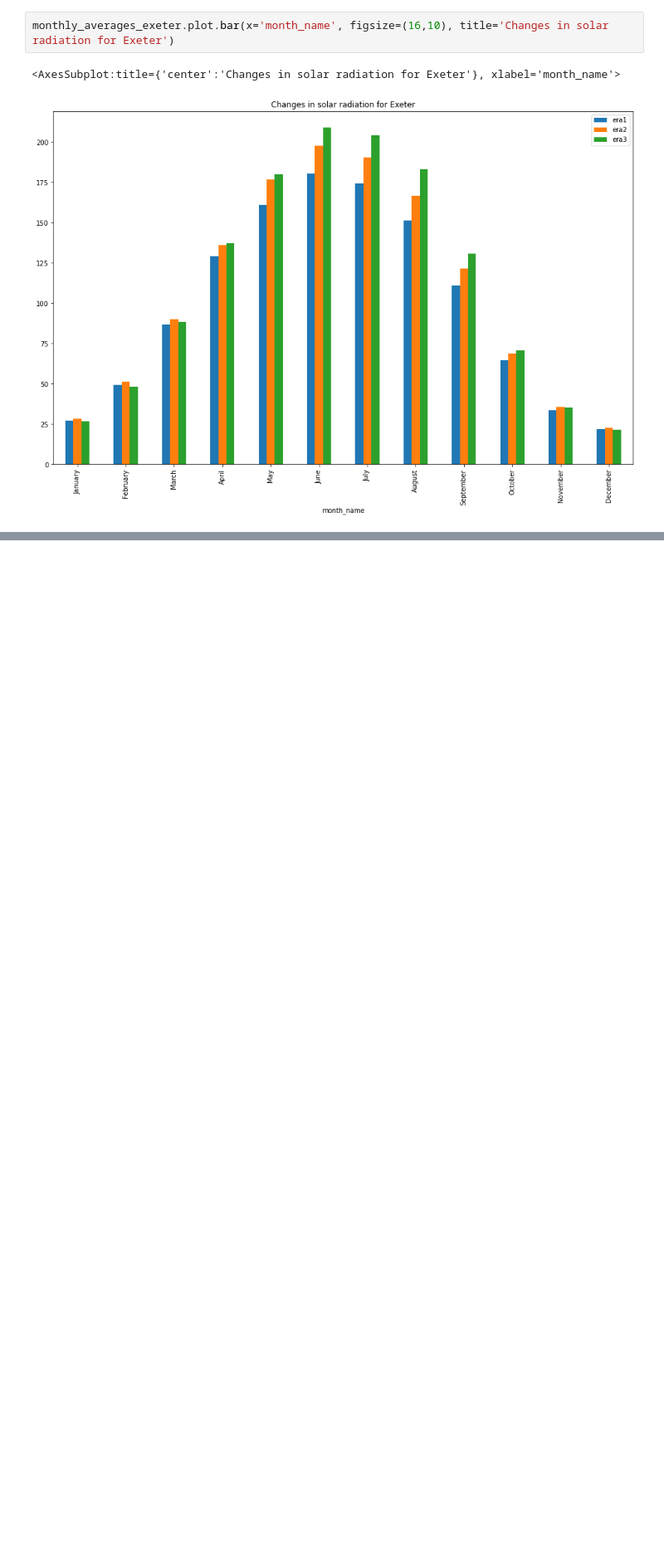
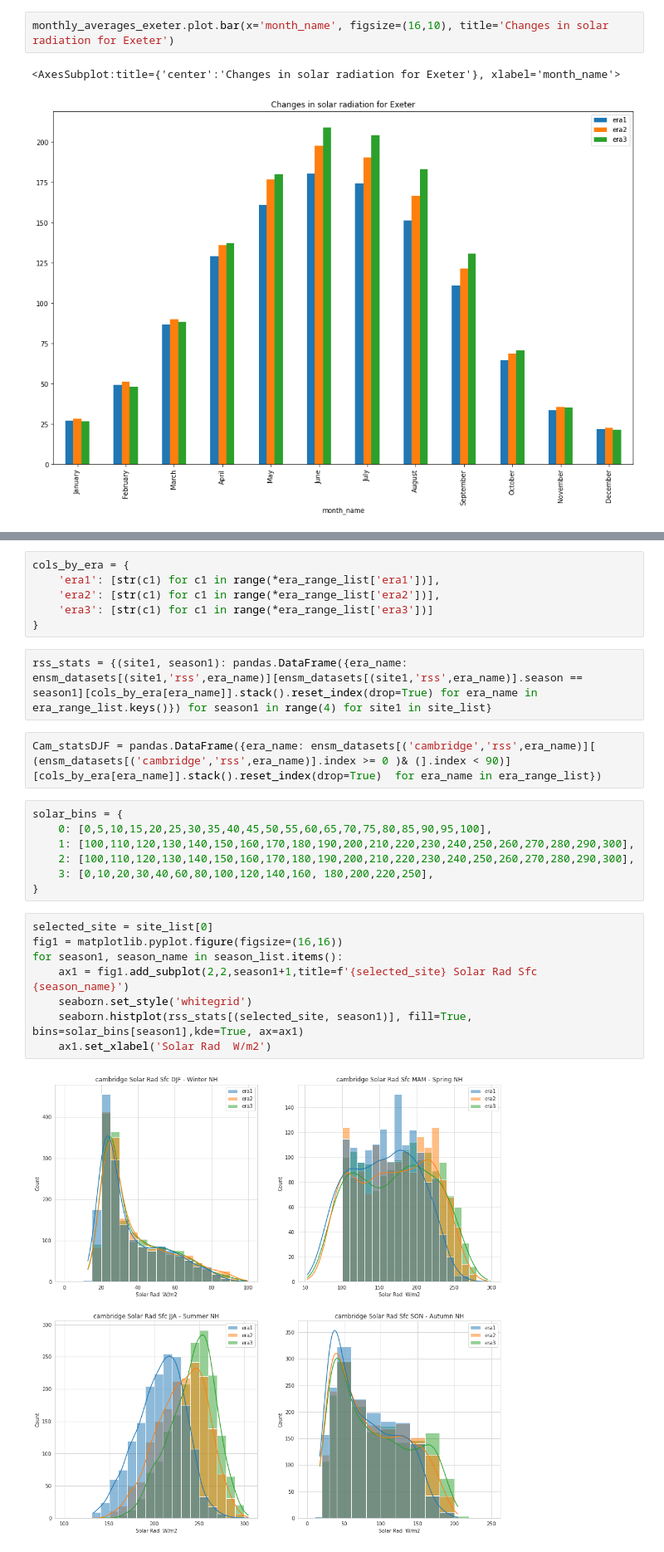
Before and after one commit to informatics-lab/UsingClimateData, a Jupyter notebook: 03_climate_change_impact_examples.ipynb, the cells around one changed output, grey strips where cells are left out. Shown: that part at 83% size. Saved outputs shown, nothing was run; the diff lists cells and outputs as text; blank space fills up the shorter version.

```diff
--- a/03_climate_change_impact_examples.ipynb
+++ b/03_climate_change_impact_examples.ipynb
@@ -86,0 +174,27 @@ impacts on health from min and max temperatures in heat waves - maybe affect the
+# %%
+cols_by_era = {
+    'era1': [str(c1) for c1 in range(*era_range_list['era1'])],
+    'era2': [str(c1) for c1 in range(*era_range_list['era2'])],
+    'era3': [str(c1) for c1 in range(*era_range_list['era3'])]
+}
+# %%
+rss_stats = {(site1, season1): pandas.DataFrame({era_name: ensm_datasets[(site1,'rss',era_name)][ensm_datasets[(site1,'rss',era_name)].season == season1][cols_by_era[era_name]].stack().reset_index(drop=True) for era_name in era_range_list.keys()}) for season1 in range(4) for site1 in site_list}
+# %%
+Cam_statsDJF = pandas.DataFrame({era_name: ensm_datasets[('cambridge','rss',era_name)][ (ensm_datasets[('cambridge','rss',era_name)].index >= 0 )& (].index < 90)][cols_by_era[era_name]].stack().reset_index(drop=True)  for era_name in era_range_list})
+# %%
+solar_bins = {
+    0: [0,5,10,15,20,25,30,35,40,45,50,55,60,65,70,75,80,85,90,95,100],
+    1: [100,110,120,130,140,150,160,170,180,190,200,210,220,230,240,250,260,270,280,290,300],
+    2: [100,110,120,130,140,150,160,170,180,190,200,210,220,230,240,250,260,270,280,290,300],
+    3: [0,10,20,30,40,60,80,100,120,140,160, 180,200,220,250],
+}
+# %%
+selected_site = site_list[0]
+fig1 = matplotlib.pyplot.figure(figsize=(16,16))
+for season1, season_name in season_list.items():
+    ax1 = fig1.add_subplot(2,2,season1+1,title=f'{selected_site} Solar Rad Sfc {season_name}')
+    seaborn.set_style('whitegrid')
+    seaborn.histplot(rss_stats[(selected_site, season1)], fill=True, bins=solar_bins[season1],kde=True, ax=ax1)
+    ax1.set_xlabel('Solar Rad  W/m2')
+# %% [output]
+[figure, added]
```
Also changed, not shown: parts of 42 cells of this notebook, 1 other file.
